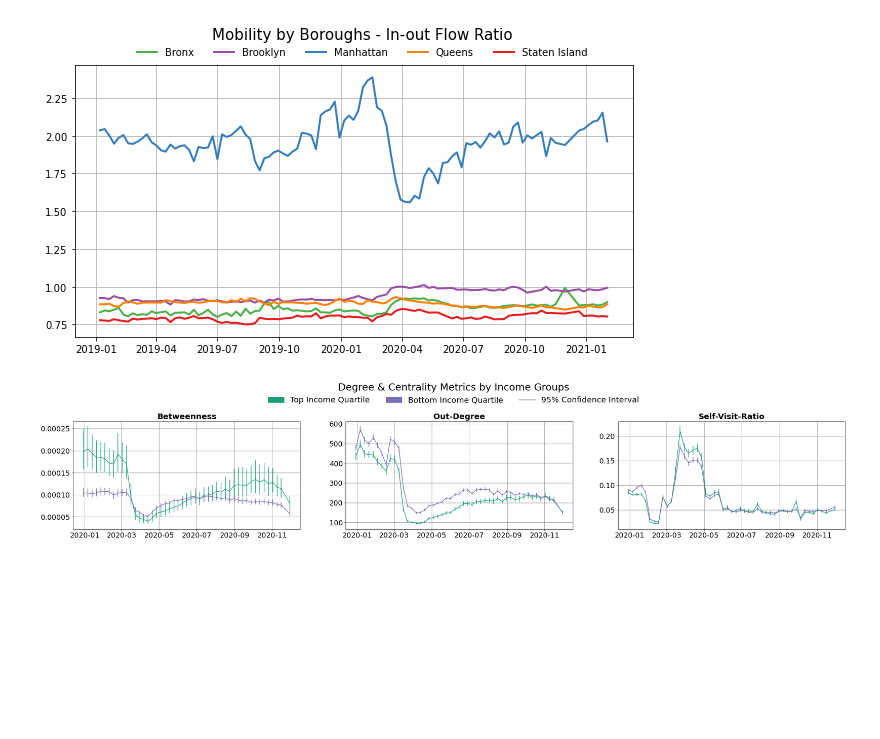
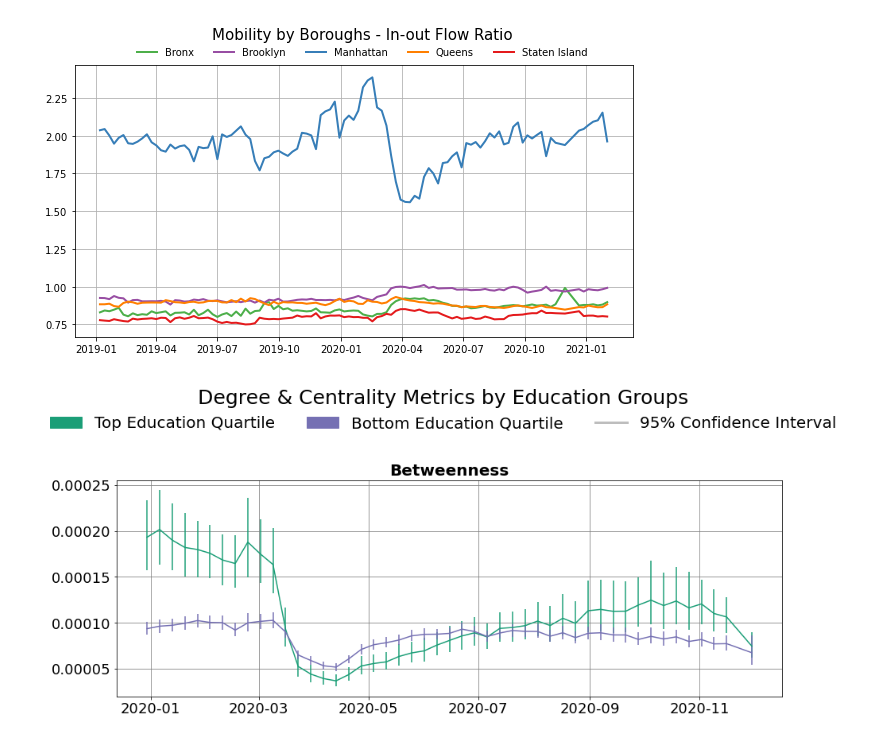
Before and after one commit to hasanalpboz/safegraph-covid19-mobility, a Jupyter notebook: scripts/notebooks/mobility-cent-change.ipynb, the cells around one changed output. Saved outputs shown, nothing was run; the diff lists cells and outputs as text; code cells hidden in the pictures; blank space fills up the shorter version.

```diff
--- a/scripts/notebooks/mobility-cent-change.ipynb
+++ b/scripts/notebooks/mobility-cent-change.ipynb
@@ -194,54 +198,58 @@ res.to_csv(join(pwd, util_datasets, 'change.csv'), index=False)
+# %%
+res = pd.read_csv(join(pwd, util_datasets, 'change-education.csv'))
+res.date = pd.to_datetime(res.date)
 # %%
-attrs = ['income']
-atutil_datasetsame = ['Income']
+attrs = ['education']
+atutil_datasetsame = ['Education']
 quarts = ['Bottom', 'Top']
 fdate = datetime(2020, 12, 1)
 
-cent_metrics = [
-        ('Betweenness', ig.Graph.betweenness, {'cutoff': 3, 'directed': True, 'weights': None}),
-        ('Out-Degree', 'out', None),
-        ('Self-Visit-Ratio', 'self', None)
-    ]
+# cent_metrics = [
+#         ('Betweenness', ig.Graph.betweenness, {'cutoff': 3, 'directed': True, 'weights': None}),
+#         #('Out-Degree', 'out', None),
+#         ('Total-Degree', 'out', None),
+#         ('Self-Visit-Ratio', 'self', None)
+#     ]
 
-fig, axes = plt.subplots(1, 3, figsize=(35, 5))
+cent_metric_name = 'Betweenness'
 
-for ind, (cent_metric_name, metric, params) in enumerate(cent_metrics):
-    ax = axes[ind]
-    selr = res[res['cent_name'] == cent_metric_name].set_index('date')
-    selr = selr.loc[selr.index < fdate]
-    xdate = selr.index
+fig, ax = plt.subplots(1, 1, figsize=(15, 5))
 
-    top_values = selr['income-Top'].values
-    top_values_upper = selr['income-Top-lower'].values
-    top_values_lower = selr['income-Top-upper'].values
+selr = res[res['cent_name'] == cent_metric_name].set_index('date')
+selr = selr.loc[selr.index < fdate]
+xdate = selr.index
 
-    ax.errorbar(xdate, top_values, yerr=[top_values - top_values_lower, top_values_upper - top_values], color=colors['top_color'])
-    #ax.plot(xdate, top_values)
-    #ax.fill_between(xdate, top_values_lower, top_values_upper, color=colors['top_color'], alpha=0.5)
+top_values = selr['education-Top'].values
+top_values_upper = selr['education-Top-lower'].values
+top_values_lower = selr['education-Top-upper'].values
 
-    bottom_values = selr['income-Bottom'].values
-    bottom_values_upper = selr['income-Bottom-lower'].values
-    bottom_values_lower = selr['income-Bottom-upper'].values
+ax.errorbar(xdate, top_values, yerr=[top_values - top_values_lower, top_values_upper - top_values], color=colors['top_color'])
+#ax.plot(xdate, top_values)
+#ax.fill_between(xdate, top_values_lower, top_values_upper, color=colors['top_color'], alpha=0.5)
 
-    ax.errorbar(xdate, bottom_values, yerr=[bottom_values - bottom_values_lower, bottom_values_upper - bottom_values], color=colors['bottom_color'])
-    #ax.fill_between(xdate, bottom_values_lower, bottom_values_upper, color=colors['bottom_color'], alpha=0.5)
+bottom_values = selr['education-Bottom'].values
+bottom_values_upper = selr['education-Bottom-lower'].values
+bottom_values_lower = selr['education-Bottom-upper'].values
 
-    ax.set_xlabel(None)
-    plt.setp(ax.xaxis.get_majorticklabels(), ha='center')
-    ax.xaxis.set_tick_params(labelsize=18)
-    ax.yaxis.set_tick_params(labelsize=18)
-    ax.grid(color='grey')
-    ax.set_title(cent_metric_name, fontsize=20, weight='bold')
+ax.errorbar(xdate, bottom_values, yerr=[bottom_values - bottom_values_lower, bottom_values_upper - bottom_values], color=colors['bottom_color'])
+#ax.fill_between(xdate, bottom_values_lower, bottom_values_upper, color=colors['bottom_color'], alpha=0.5)
+
+ax.set_xlabel(None)
+plt.setp(ax.xaxis.get_majorticklabels(), ha='center')
+ax.xaxis.set_tick_params(labelsize=18)
+ax.yaxis.set_tick_params(labelsize=18)
+ax.grid(color='grey')
+ax.set_title(cent_metric_name, fontsize=20, weight='bold')
 
 top_patch = mpatches.Patch(color=colors['top_color'])
 bottom_patch = mpatches.Patch(color=colors['bottom_color'])
 ci_line = Line2D([0], [0], color='#bdbdbd', linewidth=3, linestyle='-')
 
 fig.legend([top_patch, bottom_patch, ci_line],
-            ['Top Income Quartile',
-             'Bottom Income Quartile',
+            ['Top Education Quartile',
+             'Bottom Education Quartile',
              '95% Confidence Interval'],
-            bbox_to_anchor=(0.7, 1.2), ncol=3, title='Degree & Centrality Metrics by Income Groups', edgecolor='white', fontsize=20, title_fontsize=25)
-fig.savefig(join(FIG_SAVE_DIR, 'income-degree-change-msa-ONLY-NYC.pdf'), dpi=900, bbox_inches='tight')
+            bbox_to_anchor=(0.98, 1.25), ncol=3, title='Degree & Centrality Metrics by Education Groups', edgecolor='white', fontsize=20, title_fontsize=25)
+fig.savefig(join(FIG_SAVE_DIR, 'education-degree-change-msa-ONLY-NYC.pdf'), dpi=900, bbox_inches='tight')
 # %% [output]
-[figure, old version]
+[figure, new version]
```
Also changed, not shown: parts of 6 cells of this notebook, 29 other files.
